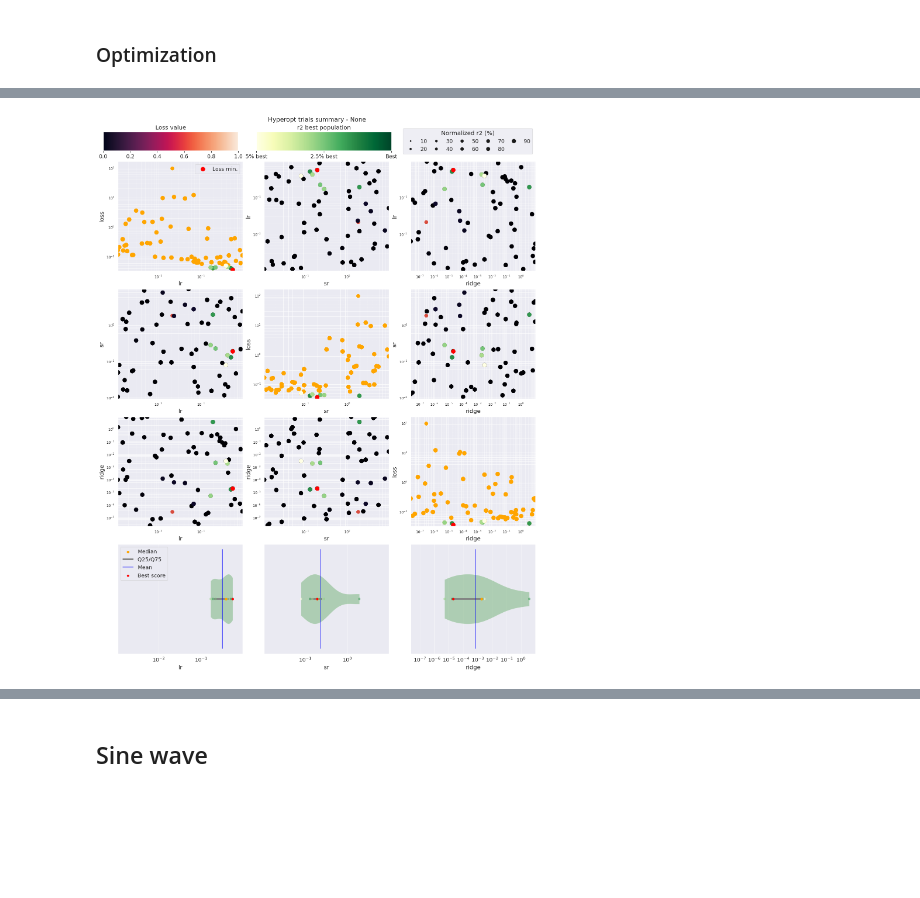
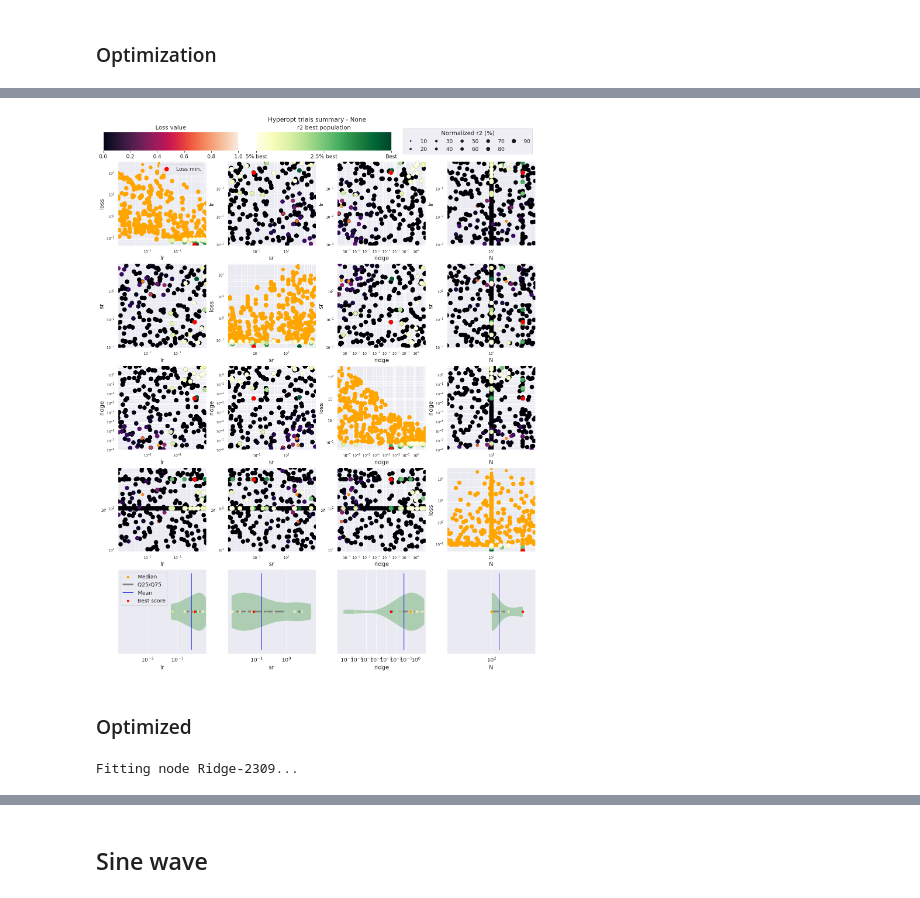
Before and after one commit to Moltas18/CS439-Project, a Jupyter notebook: notebook.ipynb, the cells around one changed output, grey strips where cells are left out. Drawn from its saved outputs; the diff is of its cells as text; code cells hidden in the pictures; blank space fills up the shorter version.

```diff
--- a/notebook.ipynb
+++ b/notebook.ipynb
@@ -142,13 +141,13 @@ def objective(dataset, config, *, input_scaling, N, sr, lr, ridge, seed):
 import json
 
 hyperopt_config = {
-    "exp": "hyperopt-multiscroll",    # the experimentation name
-    "hp_max_evals": 20,              # the number of differents sets of parameters hyperopt has to try
+    "exp": "hyperopt-lorenz",    # the experimentation name
+    "hp_max_evals": 200,              # the number of differents sets of parameters hyperopt has to try
     "hp_method": "random",            # the method used by hyperopt to chose those sets (see below)
     "seed": 42,                       # the random state seed, to ensure reproducibility
     "instances_per_trial": 5,         # how many random ESN will be tried with each sets of parameters
     "hp_space": {                     # what are the ranges of parameters explored
-        "N": ["choice", 500],             # the number of neurons is fixed to 500
+        "N": ["loguniform", 10, 1000],             # the number of neurons is fixed to 500
         "sr": ["loguniform", 1e-2, 10],   # the spectral radius is log-uniformly distributed between 1e-2 and 10
         "lr": ["loguniform", 1e-3, 1],    # idem with the leaking rate, from 1e-3 to 1
         "input_scaling": ["choice", 1.0], # the input scaling is fixed
@@ -191,5 +182,16 @@ Fitting node Ridge-8...
 # %%
 from reservoirpy.hyper import plot_hyperopt_report
-fig = plot_hyperopt_report(hyperopt_config["exp"], ("lr", "sr", "ridge"), metric="r2")
+fig = plot_hyperopt_report(hyperopt_config["exp"], ("lr", "sr", "ridge","N"), metric="r2")
 # %% [output]
-[figure, old version]
+[figure, new version]
+# %% [markdown]
+### Optimized ####
+# %%
+from reservoirpy.nodes import Reservoir, Ridge
+reservoir = Reservoir(units=500, lr=0.4, sr=8e-2)
+readout = Ridge(output_dim=3, ridge=3e-3)
+
+esn = reservoir >> readout
+predictions = esn.fit(X[:500], X[1:501]).run(X[500:])
+# %% [output]
+Fitting node Ridge-2309...
```
Also changed, not shown: parts of 11 cells of this notebook.
